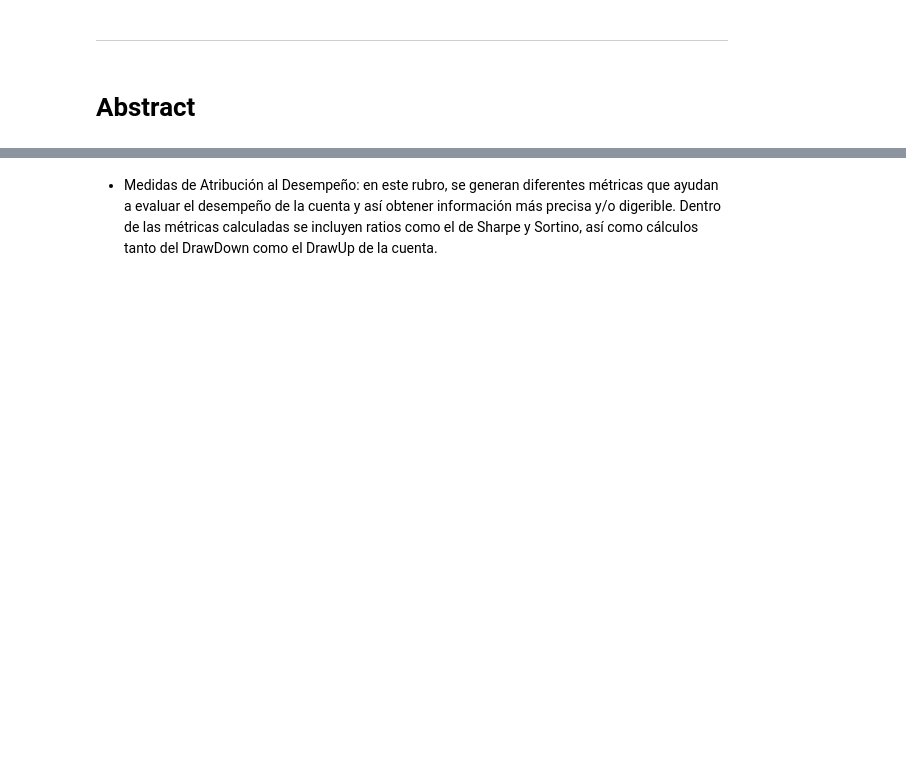
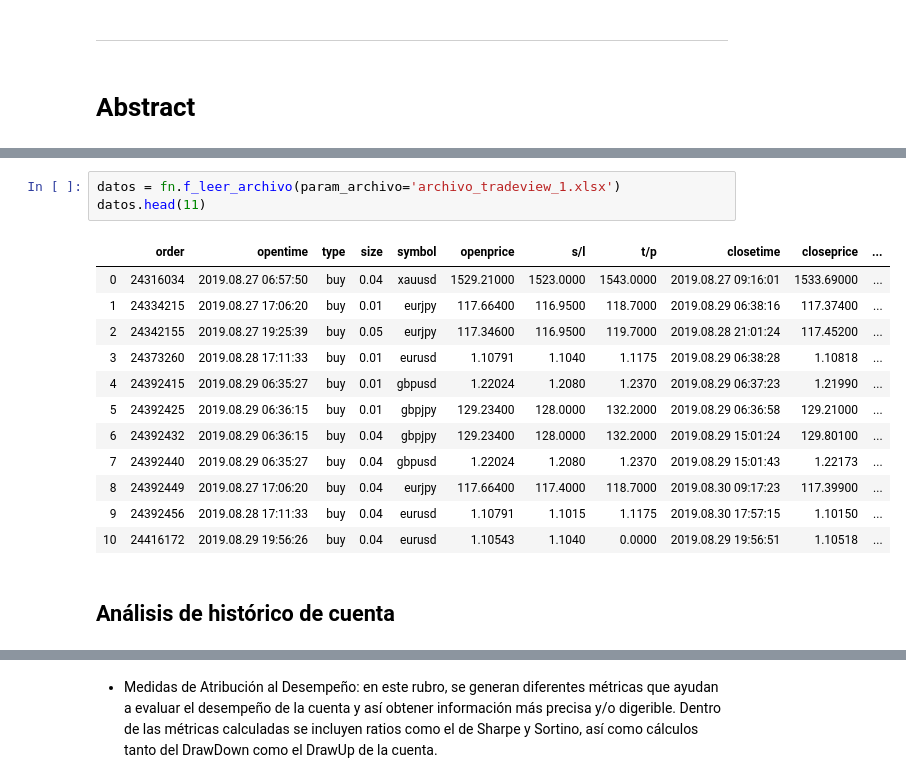
Before and after one commit to mauanaya/LAB_2_VMAA, a Jupyter notebook: LAB_2_VMAA_Notebook.ipynb, the cells around one changed output, grey strips where cells are left out. Cells and saved outputs as stored; diff of their text form; blank space fills up the shorter version.

```diff
--- a/LAB_2_VMAA_Notebook.ipynb
+++ b/LAB_2_VMAA_Notebook.ipynb
@@ -213,0 +39,18 @@ df_1_tabla|df_2_ranking
+# %%
+datos = fn.f_leer_archivo(param_archivo='archivo_tradeview_1.xlsx')
+datos.head(11)
+# %% [output]
+|  | order | opentime | type | size | symbol | openprice | s/l | t/p | closetime | closeprice | ... |
+| 0 | 24316034 | 2019.08.27 06:57:50 | buy | 0.04 | xauusd | 1529.21000 | 1523.0000 | 1543.0000 | 2019.08.27 09:16:01 | 1533.69000 | ... |
+| 1 | 24334215 | 2019.08.27 17:06:20 | buy | 0.01 | eurjpy | 117.66400 | 116.9500 | 118.7000 | 2019.08.29 06:38:16 | 117.37400 | ... |
+| 2 | 24342155 | 2019.08.27 19:25:39 | buy | 0.05 | eurjpy | 117.34600 | 116.9500 | 119.7000 | 2019.08.28 21:01:24 | 117.45200 | ... |
+| 3 | 24373260 | 2019.08.28 17:11:33 | buy | 0.01 | eurusd | 1.10791 | 1.1040 | 1.1175 | 2019.08.29 06:38:28 | 1.10818 | ... |
+| 4 | 24392415 | 2019.08.29 06:35:27 | buy | 0.01 | gbpusd | 1.22024 | 1.2080 | 1.2370 | 2019.08.29 06:37:23 | 1.21990 | ... |
+| 5 | 24392425 | 2019.08.29 06:36:15 | buy | 0.01 | gbpjpy | 129.23400 | 128.0000 | 132.2000 | 2019.08.29 06:36:58 | 129.21000 | ... |
+| 6 | 24392432 | 2019.08.29 06:36:15 | buy | 0.04 | gbpjpy | 129.23400 | 128.0000 | 132.2000 | 2019.08.29 15:01:24 | 129.80100 | ... |
+| 7 | 24392440 | 2019.08.29 06:35:27 | buy | 0.04 | gbpusd | 1.22024 | 1.2080 | 1.2370 | 2019.08.29 15:01:43 | 1.22173 | ... |
+| 8 | 24392449 | 2019.08.27 17:06:20 | buy | 0.04 | eurjpy | 117.66400 | 117.4000 | 118.7000 | 2019.08.30 09:17:23 | 117.39900 | ... |
+| 9 | 24392456 | 2019.08.28 17:11:33 | buy | 0.04 | eurusd | 1.10791 | 1.1015 | 1.1175 | 2019.08.30 17:57:15 | 1.10150 | ... |
+| 10 | 24416172 | 2019.08.29 19:56:26 | buy | 0.04 | eurusd | 1.10543 | 1.1040 | 0.0000 | 2019.08.29 19:56:51 | 1.10518 | ... |
+# %% [markdown]
+## Análisis de histórico de cuenta
```
Also changed, not shown: parts of 68 cells of this notebook, 4 other files.
